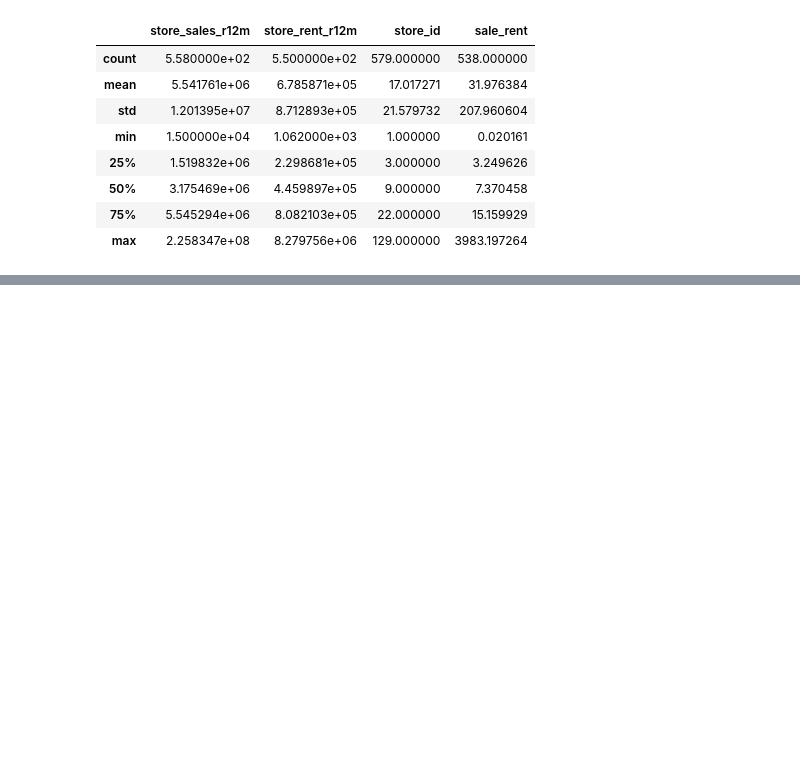
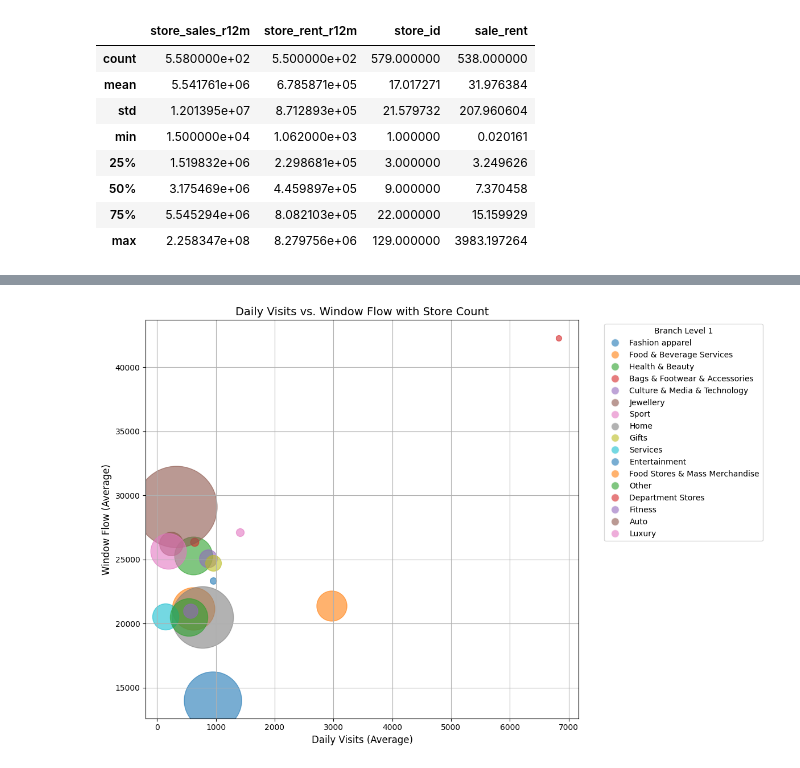
Before and after one commit to JokyHub/Data-Challenge-URW-HEC, a Jupyter notebook: notebook-rong.ipynb, the cells around one changed output, grey strips where cells are left out. Cells and saved outputs as stored; diff of their text form; code cells hidden in the pictures; blank space fills up the shorter version.

```diff
--- a/notebook-rong.ipynb
+++ b/notebook-rong.ipynb
@@ -727,0 +994,25 @@ store_mall_group.describe()
+# %%
+# window vs visit（consider store count)
+plt.figure(figsize=(12, 8))
+
+# Bubble chart with color-coded categories
+for i, branch in enumerate(visit_groupby_branch['store_branch_level_1']):
+    plt.scatter(visit_groupby_branch['store_visits_daily_average'].iloc[i],
+                visit_groupby_branch['store_window_flow_daily_average'].iloc[i],
+                s=visit_groupby_branch['store_id'][i] * 10, label=branch, alpha=0.6)
+
+plt.title('Daily Visits vs. Window Flow with Store Count', fontsize=14)
+plt.xlabel('Daily Visits (Average)', fontsize=12)
+plt.ylabel('Window Flow (Average)', fontsize=12)
+plt.grid(True)
+
+# Add legend
+handles, labels = plt.gca().get_legend_handles_labels()
+legend_markers = [plt.Line2D([0], [0], marker='o', color='w', markerfacecolor=h.get_facecolor()[0], markersize=10)
+                  for h in handles]
+plt.legend(legend_markers, labels, title='Branch Level 1', bbox_to_anchor=(1.05, 1), loc='upper left')
+
+plt.tight_layout()
+plt.show()
+# %% [output]
+[figure, added]
```
Also changed, not shown: parts of 34 cells of this notebook.
